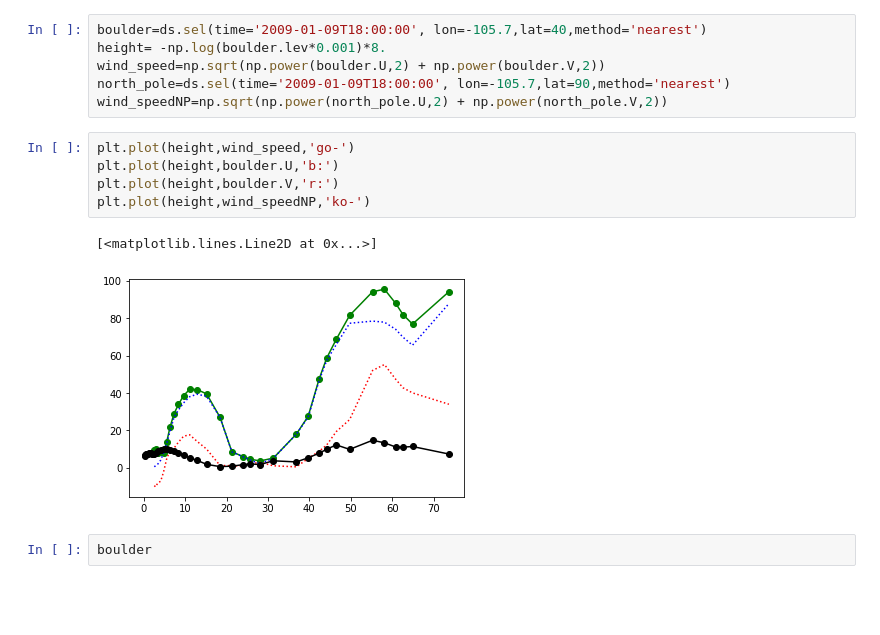
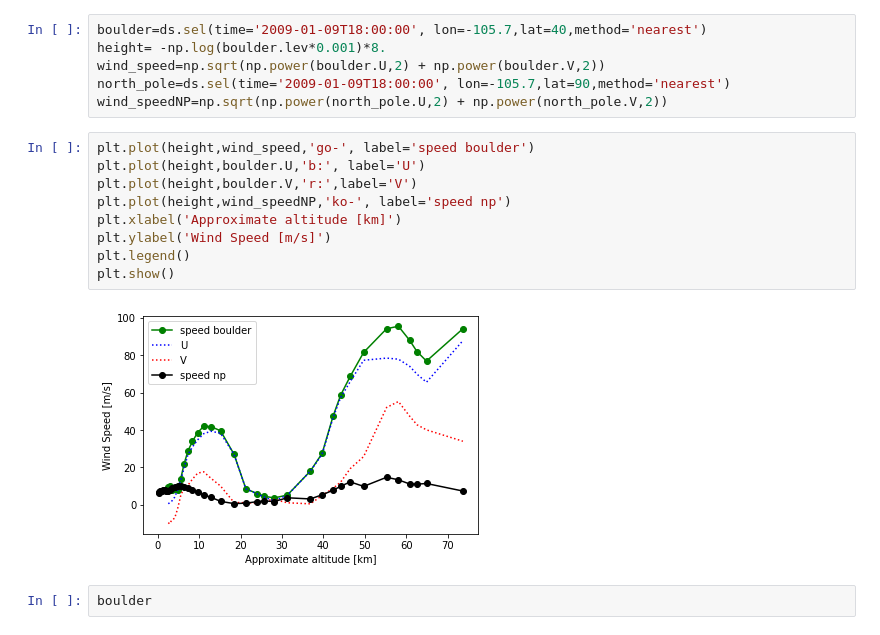
Before and after one commit to 7AlonsoRaikiri7/SummerREU, a Jupyter notebook: practice.ipynb, the cells around one changed output. Drawn from its saved outputs; the diff is of its cells as text; blank space fills up the shorter version.

```diff
--- a/practice.ipynb
+++ b/practice.ipynb
@@ -58,13 +58,16 @@ wind_speed=np.sqrt(np.power(boulder.U,2) + np.power(boulder.V,2))
 north_pole=ds.sel(time='2009-01-09T18:00:00', lon=-105.7,lat=90,method='nearest')
 wind_speedNP=np.sqrt(np.power(north_pole.U,2) + np.power(north_pole.V,2))
 # %%
-plt.plot(height,wind_speed,'go-')
-plt.plot(height,boulder.U,'b:')
-plt.plot(height,boulder.V,'r:')
-plt.plot(height,wind_speedNP,'ko-')
+plt.plot(height,wind_speed,'go-', label='speed boulder')
+plt.plot(height,boulder.U,'b:', label='U')
+plt.plot(height,boulder.V,'r:',label='V')
+plt.plot(height,wind_speedNP,'ko-', label='speed np')
+plt.xlabel('Approximate altitude [km]')
+plt.ylabel('Wind Speed [m/s]')
+plt.legend()
+plt.show()
 # %% [output]
-[<matplotlib.lines.Line2D at 0x...>]
-[figure, old version]
+[figure, new version]
 # %%
 boulder
 # %% [output]
```
Also changed, not shown: parts of 1 cell of this notebook.
